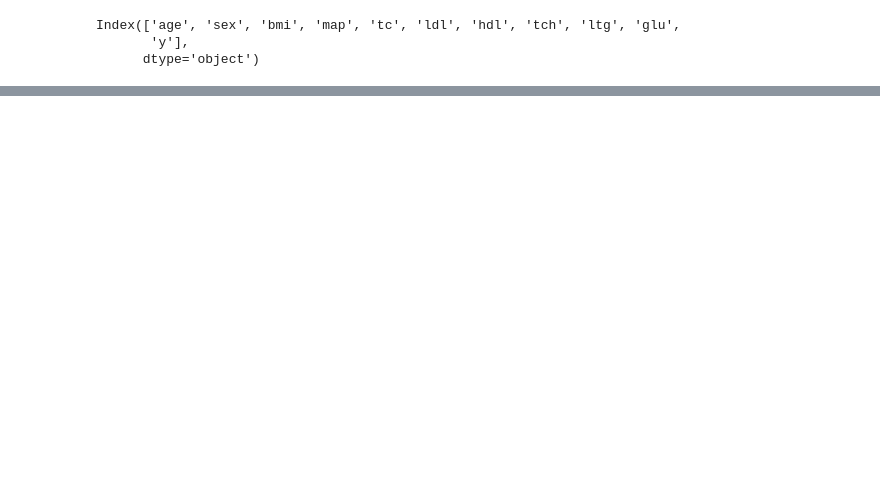
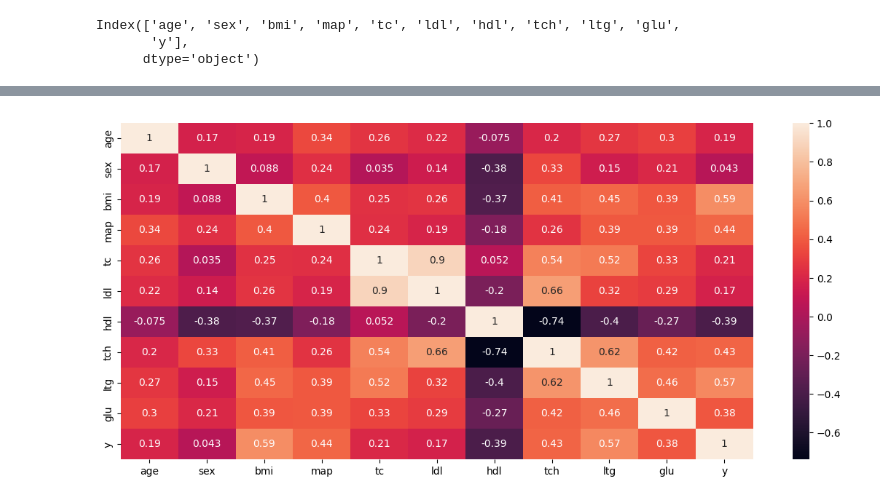
Before and after one commit to cantaruttim/Diabetes, a Jupyter notebook: Diabetes.ipynb, the cells around one changed output, grey strips where cells are left out. Saved outputs shown, nothing was run; the diff lists cells and outputs as text; code cells hidden in the pictures; blank space fills up the shorter version.

```diff
--- a/Diabetes.ipynb
+++ b/Diabetes.ipynb
@@ -469,0 +179,5 @@ visualizer.show()         ;
+# %%
+plt.figure(figsize=(14,6))
+sns.heatmap(dataset.corr(), annot=True);
+# %% [output]
+[figure, added]
```
Also changed, not shown: parts of 65 cells of this notebook.
